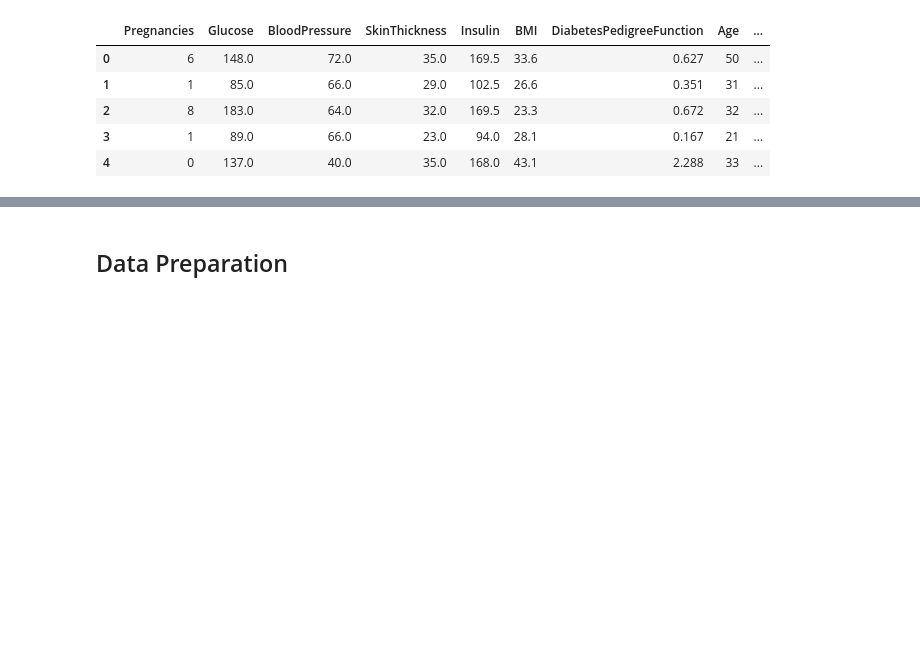
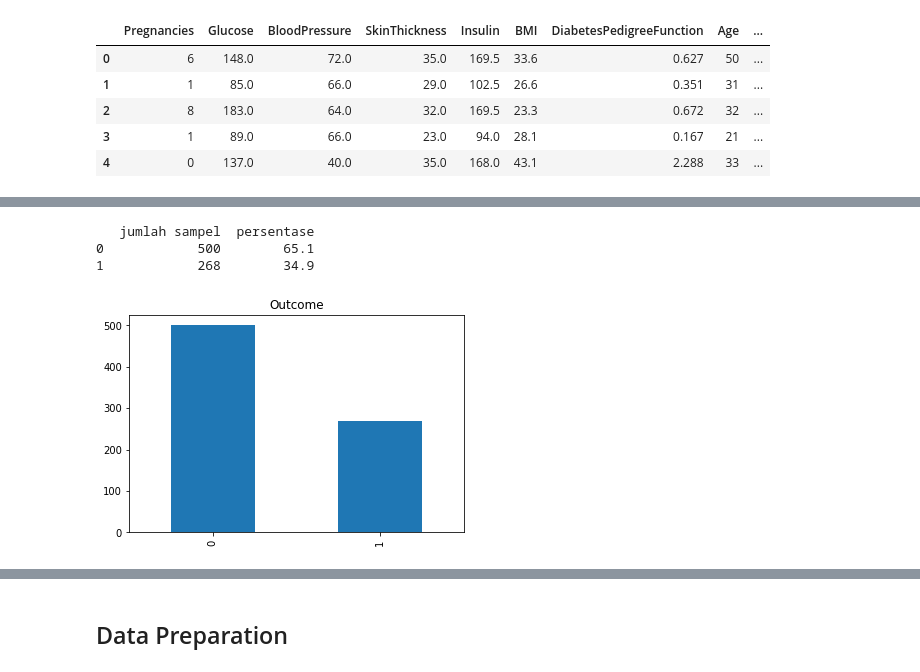
Before and after one commit to dan-dia/project-capstone-team-csd-134, a Jupyter notebook: model/Project_Capstone_134.ipynb, the cells around one changed output, grey strips where cells are left out. Drawn from its saved outputs; the diff is of its cells as text; code cells hidden in the pictures; blank space fills up the shorter version.

```diff
--- a/model/Project_Capstone_134.ipynb
+++ b/model/Project_Capstone_134.ipynb
@@ -172,3 +173,19 @@ diabetes.describe()
 | 50% | 3.000000 | 117.000000 | 72.000000 | 28.000000 | 102.500000 | 32.050000 | 0.372500 | 29.000000 | ... |
 | 75% | 6.000000 | 140.250000 | 80.000000 | 32.000000 | 169.500000 | 36.600000 | 0.626250 | 41.000000 | ... |
 | max | 17.000000 | 199.000000 | 122.000000 | 99.000000 | 846.000000 | 67.100000 | 2.420000 | 81.000000 | ... |
+# %%
+numerical_features = ["Pregnancies", "Glucose", "BloodPressure", "SkinThickness", "Insulin", "BMI", "DiabetesPedigreeFunction"]
+categorical_features = ['Outcome']
+# %%
+# Menampilkan jumlah sample pada outcome
+feature = categorical_features[0]
+count = diabetes[feature].value_counts()
+percent = 100*diabetes[feature].value_counts(normalize=True)
+df = pd.DataFrame({'jumlah sampel':count, 'persentase':percent.round(1)})
+print(df)
+count.plot(kind='bar', title=feature);
+# %% [output]
+   jumlah sampel  persentase
+0            500        65.1
+1            268        34.9
+[figure, added]
```
Also changed, not shown: parts of 9 cells of this notebook, 1 other file.
